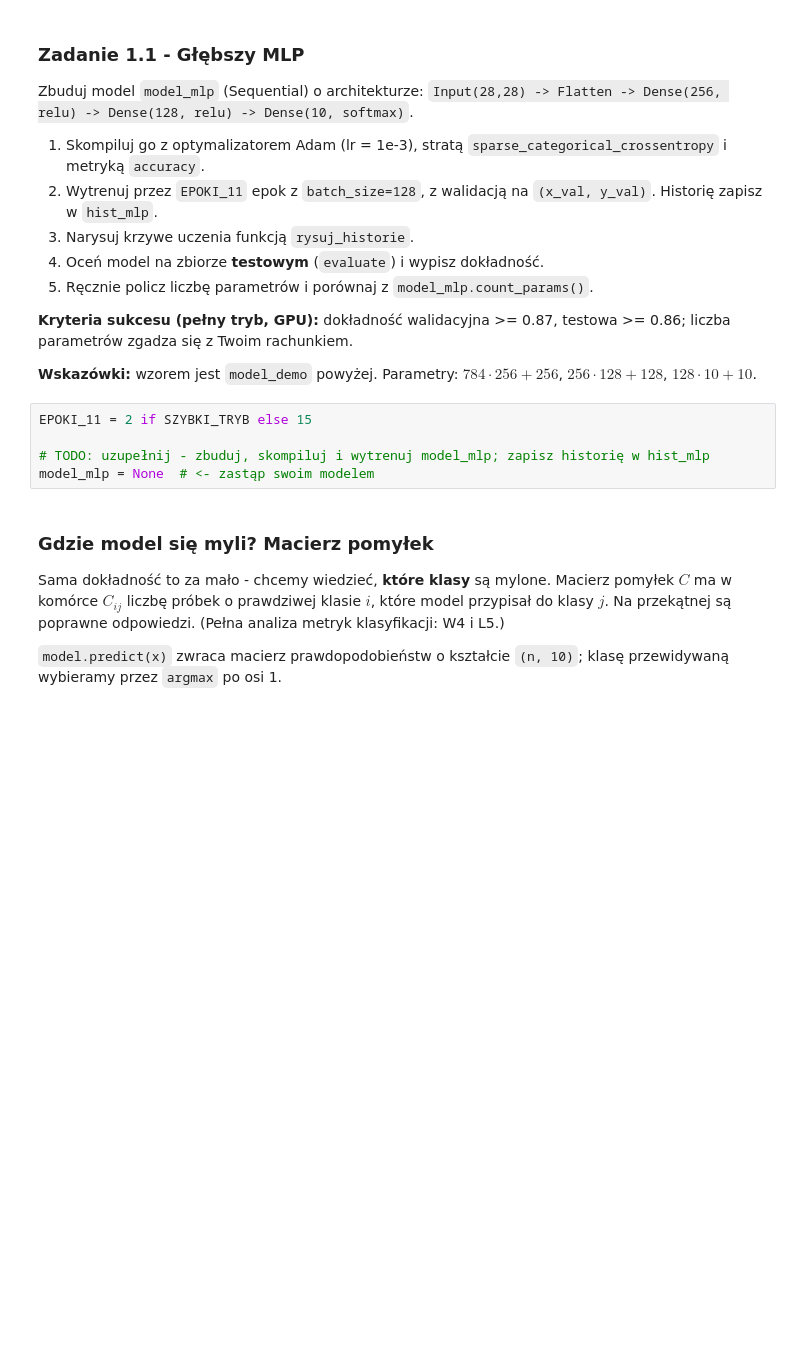
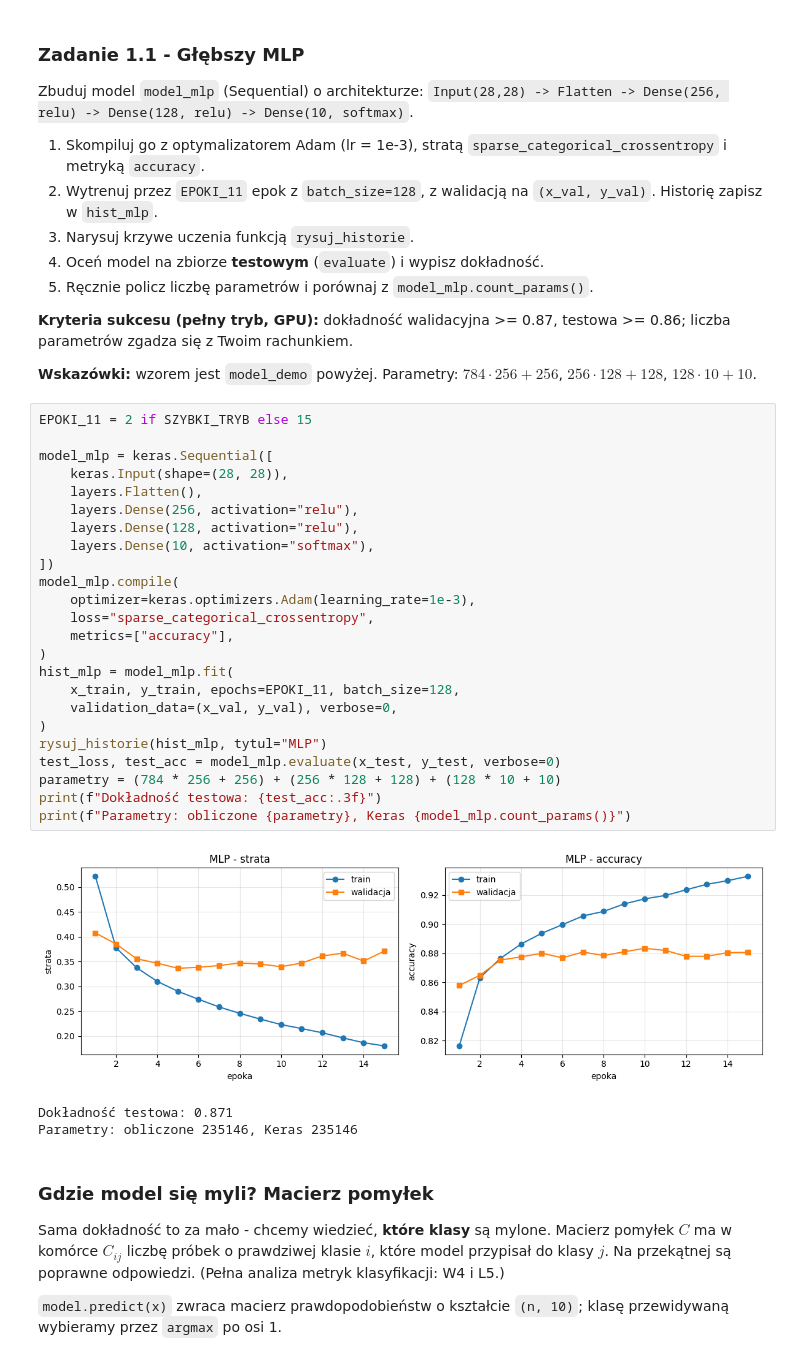
Before and after one commit to MateuszKrolik/UGIJZ, a Jupyter notebook: Lab03_Keras_klasyfikacja_regresja.ipynb, the cells around one changed output. Cells and saved outputs as stored; diff of their text form; blank space fills up the shorter version.

Commit message:
lab3, TODO: sprawko + pytania kontrolne

```diff
--- a/Lab03_Keras_klasyfikacja_regresja.ipynb
+++ b/Lab03_Keras_klasyfikacja_regresja.ipynb
@@ -250,8 +303,31 @@ Zbuduj model `model_mlp` (Sequential) o architekturze:
 # %%
 EPOKI_11 = 2 if SZYBKI_TRYB else 15
 
-# TODO: uzupełnij - zbuduj, skompiluj i wytrenuj model_mlp; zapisz historię w hist_mlp
-model_mlp = None  # <- zastąp swoim modelem
+model_mlp = keras.Sequential([
+    keras.Input(shape=(28, 28)),
+    layers.Flatten(),
+    layers.Dense(256, activation="relu"),
+    layers.Dense(128, activation="relu"),
+    layers.Dense(10, activation="softmax"),
+])
+model_mlp.compile(
+    optimizer=keras.optimizers.Adam(learning_rate=1e-3),
+    loss="sparse_categorical_crossentropy",
+    metrics=["accuracy"],
+)
+hist_mlp = model_mlp.fit(
+    x_train, y_train, epochs=EPOKI_11, batch_size=128,
+    validation_data=(x_val, y_val), verbose=0,
+)
+rysuj_historie(hist_mlp, tytul="MLP")
+test_loss, test_acc = model_mlp.evaluate(x_test, y_test, verbose=0)
+parametry = (784 * 256 + 256) + (256 * 128 + 128) + (128 * 10 + 10)
+print(f"Dokładność testowa: {test_acc:.3f}")
+print(f"Parametry: obliczone {parametry}, Keras {model_mlp.count_params()}")
+# %% [output]
+[figure, added]
+Dokładność testowa: 0.871
+Parametry: obliczone 235146, Keras 235146
 # %% [markdown]
 ### Gdzie model się myli? Macierz pomyłek
 
```
Also changed, not shown: parts of 26 cells of this notebook.
